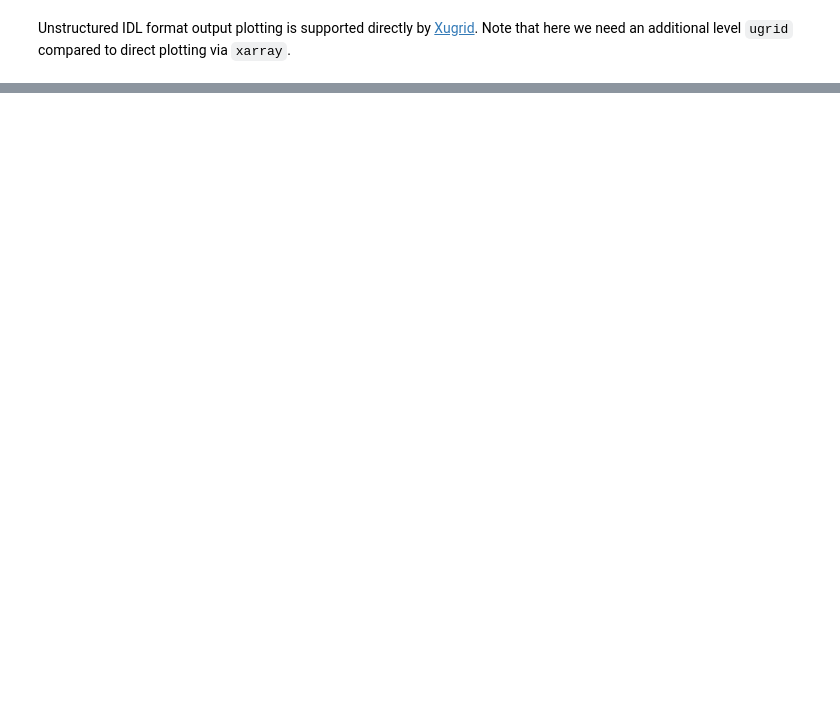
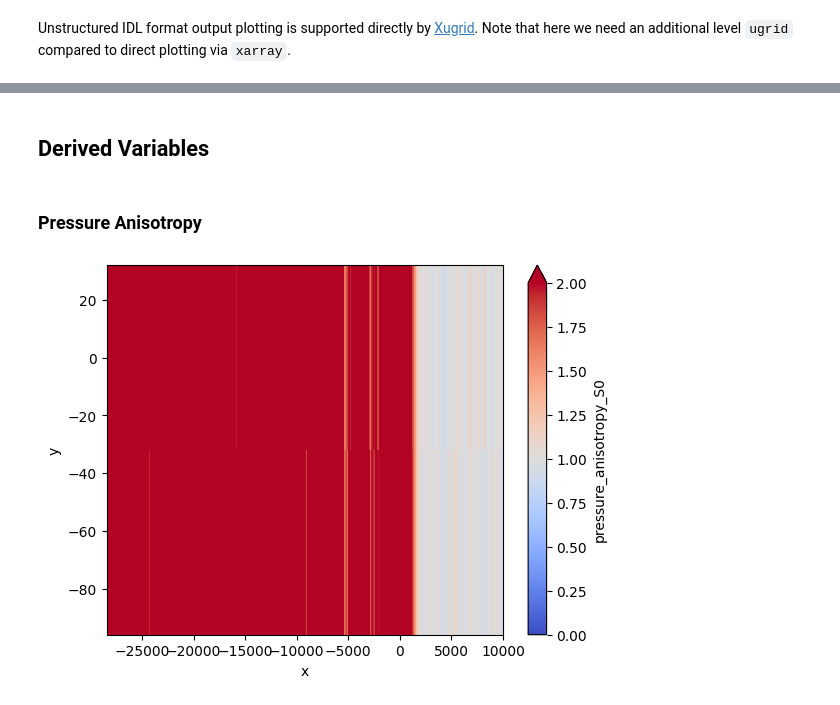
Before and after one commit to henry2004y/flekspy, a Jupyter notebook: docs/idl_data.ipynb, the cells around one changed output, grey strips where cells are left out. Drawn from its saved outputs; the diff is of its cells as text; code cells hidden in the pictures; blank space fills up the shorter version.

Commit message:
docs: Add demos for derived variables in IDL notebook (#154)
Adds a new "Derived Variables" section to the `idl_data.ipynb` documentation notebook.

```diff
--- a/docs/idl_data.ipynb
+++ b/docs/idl_data.ipynb
@@ -99,0 +210,13 @@ plt.show()
+# %% [markdown]
+## Derived Variables
+# %% [markdown]
+### Pressure Anisotropy
+# %%
+import matplotlib.pyplot as plt
+file = 'data/z=0_fluid_region0_0_t00001640_n00010142.out'
+ds = flekspy.load(file)
+anisotropy = ds.idl.get_pressure_anisotropy(species=0)
+anisotropy.plot.pcolormesh(x='x', y='y', cmap='coolwarm', vmin=0, vmax=2)
+plt.show()
+# %% [output]
+[figure, added]
```
Also changed, not shown: parts of 15 cells of this notebook.
